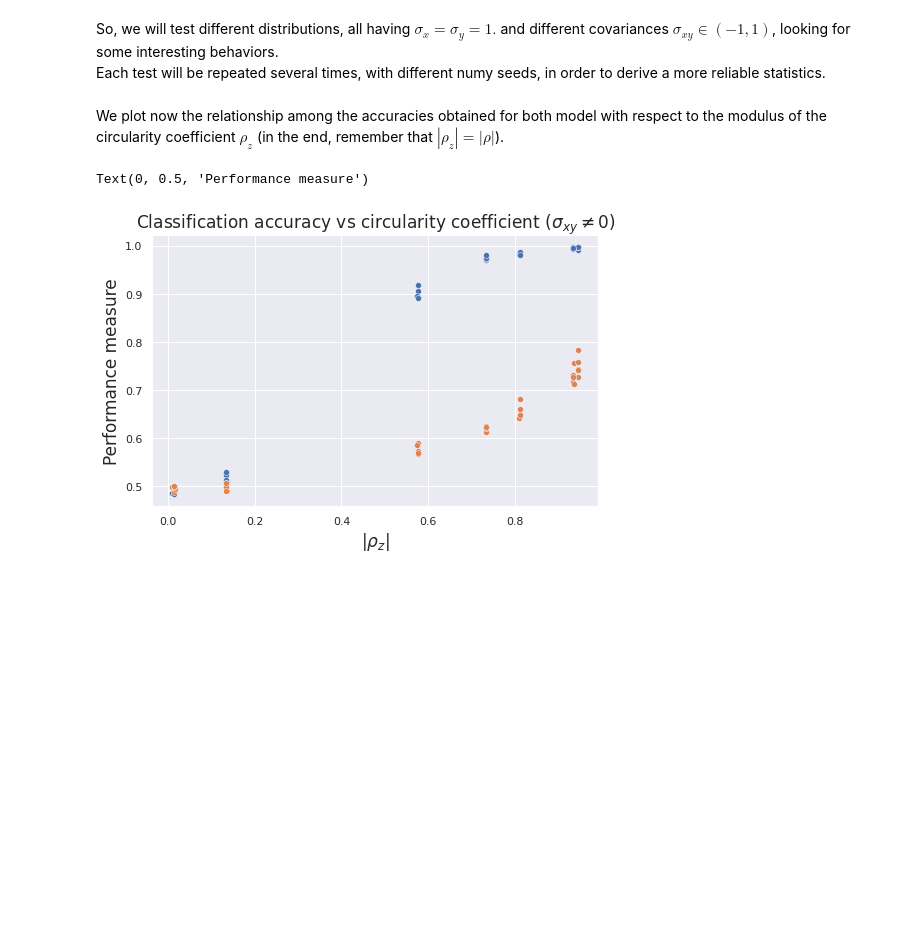
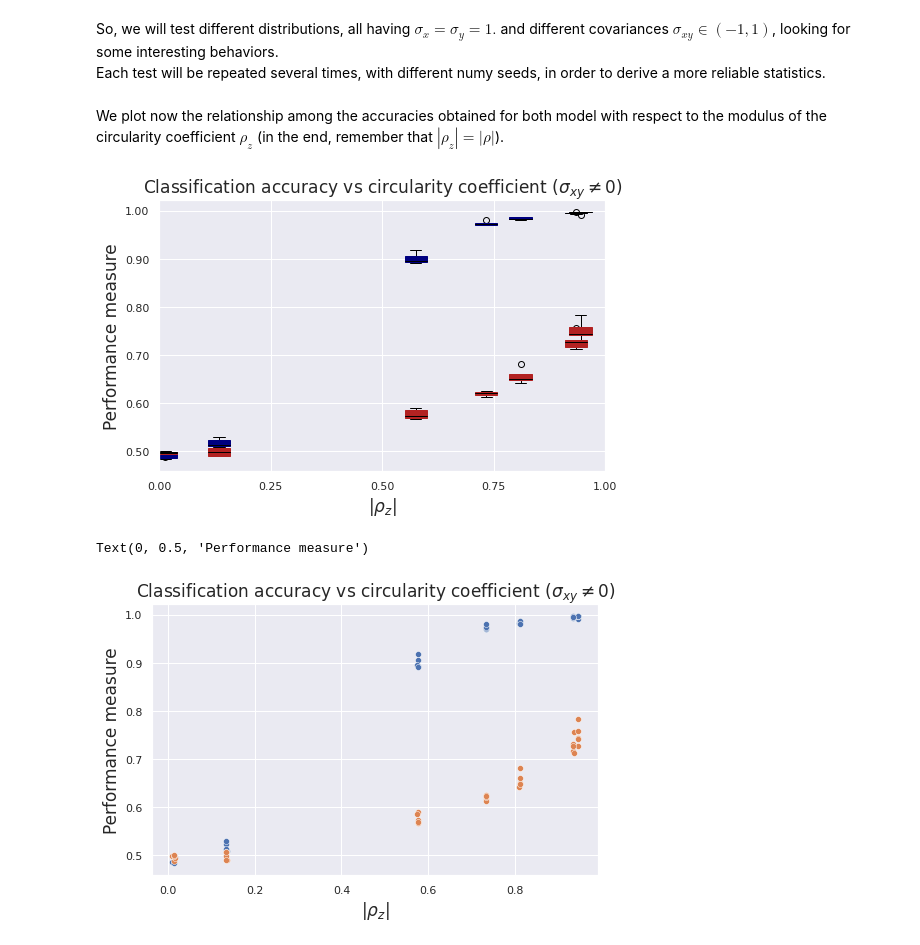
Before and after one commit to MattiaPujatti/complex-valued-deep-learning-for-condition-monitoring, a Jupyter notebook: Circularity_Measures.ipynb, the cells around one changed output. Saved outputs shown, nothing was run; the diff lists cells and outputs as text; code cells hidden in the pictures; blank space fills up the shorter version.

```diff
--- a/Circularity_Measures.ipynb
+++ b/Circularity_Measures.ipynb
@@ -501,6 +519,34 @@ We plot now the relationship among the accuracies obtained for both model with r
 # %%
 # Apparently seaborn is not compatible with this option, so we need to disable it
 mpl.rcParams['text.usetex'] = False
+# %%
+source1_circ = pd.DataFrame(source1_circ)
+source1_circ['abs_rhoz'] = np.abs(source1_circ['rhoz'])
+source1_circ['grouped_pts'] = list(range(7))*5
+
+fig, ax = plt.subplots(1, 1, figsize=(8,5))
+
+x_boxes = source1_circ.groupby('grouped_pts')['abs_rhoz'].mean().values
+cmplx_scores = list(source1_circ.groupby('grouped_pts')['cmplx_score'].apply(lambda x: x.values))
+real_scores = list(source1_circ.groupby('grouped_pts')['real_score'].apply(lambda x: x.values))
+
+c1 = 'navy'
+c2 = 'firebrick'
+c3 = 'black'
+ax.boxplot(x=cmplx_scores, positions=x_boxes, widths=0.05, boxprops={'facecolor': c1, 'color': c1},
+           medianprops={'color': c3}, patch_artist=True)
+ax.boxplot(x=real_scores, positions=x_boxes, widths=0.05, boxprops={'facecolor': c2, 'color': c2},
+           medianprops={'color': c3}, patch_artist=True)
+
+ax.set_xticks(np.linspace(0, 1, 5))
+ax.set_xlim(0,1)
+ax.xaxis.set_major_formatter(StrMethodFormatter('{x:,.2f}'))
+ax.yaxis.set_major_formatter(StrMethodFormatter('{x:,.2f}'))
+ax.set_title(r'Classification accuracy vs circularity coefficient $(\sigma_{xy}\neq 0)$', fontsize=17)
+ax.set_xlabel(r'$|\rho_z|$', fontsize=17)
+ax.set_ylabel('Performance measure', fontsize=17);
+# %% [output]
+[figure, added]
 # %%
 source1_circ = pd.DataFrame(source1_circ)
 source1_circ['abs_rhoz'] = np.abs(source1_circ['rhoz'])
```
Also changed, not shown: parts of 15 cells of this notebook, 46 other files.
